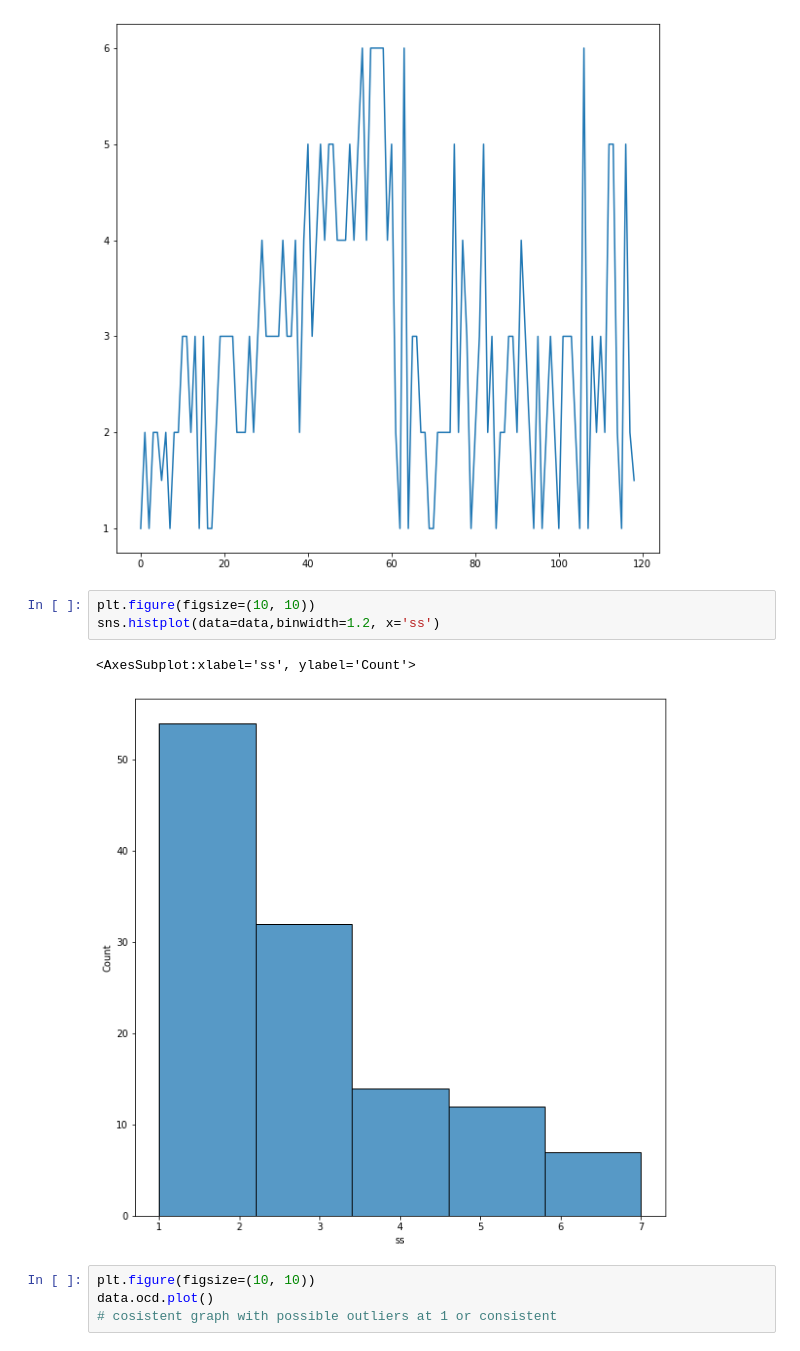
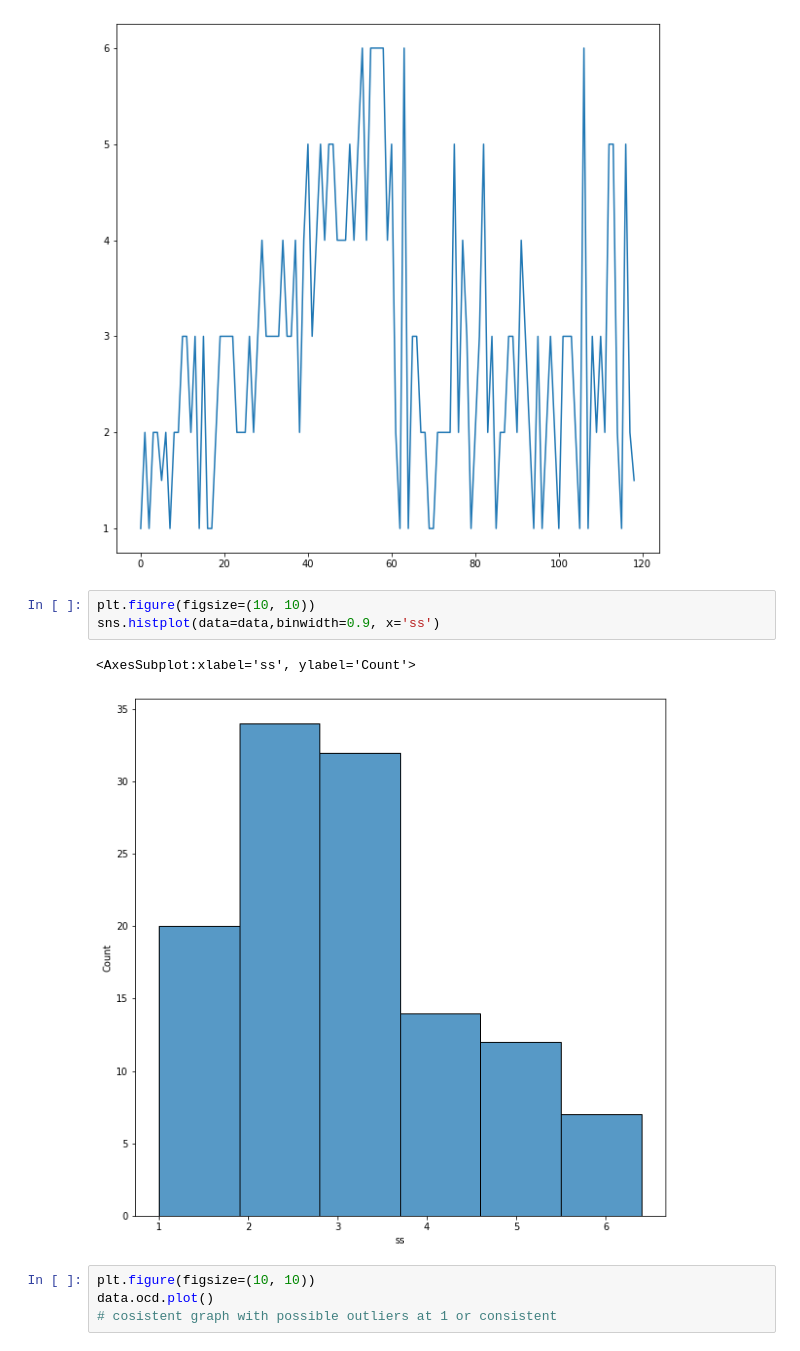
Before and after one commit to BALAJI24092001/Student-Perception-Analysis, a Jupyter notebook: StudentPercetionAnalysis.ipynb, the cells around one changed output. Cells and saved outputs as stored; diff of their text form.

```diff
--- a/StudentPercetionAnalysis.ipynb
+++ b/StudentPercetionAnalysis.ipynb
@@ -105,10 +109,10 @@ data.ss.plot()
 [figure]
 # %%
 plt.figure(figsize=(10, 10))
-sns.histplot(data=data,binwidth=1.2, x='ss')
+sns.histplot(data=data,binwidth=0.9, x='ss')
 # %% [output]
 <AxesSubplot:xlabel='ss', ylabel='Count'>
-[figure, old version]
+[figure, new version]
 # %%
 plt.figure(figsize=(10, 10))
 data.ocd.plot()
```
Also changed, not shown: parts of 45 cells of this notebook.
